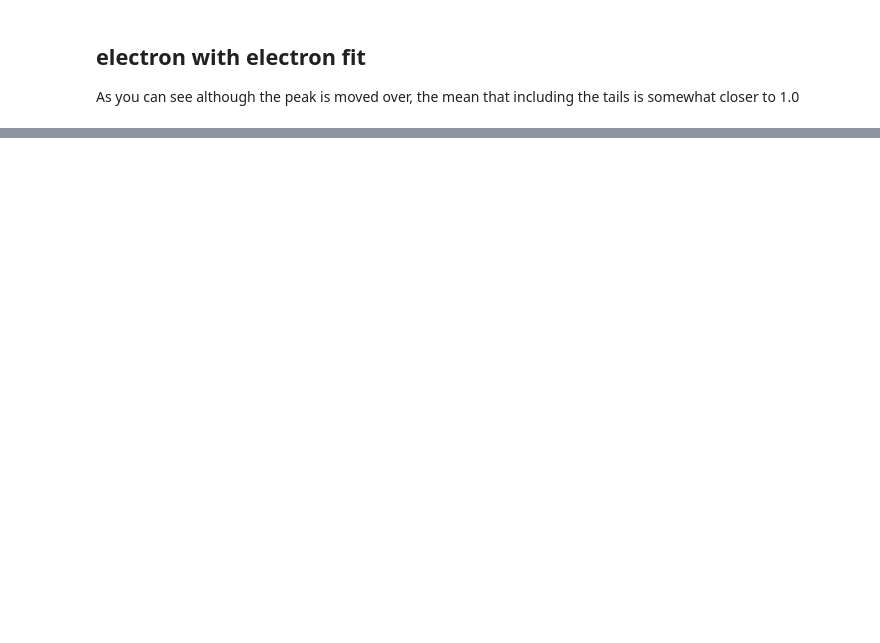
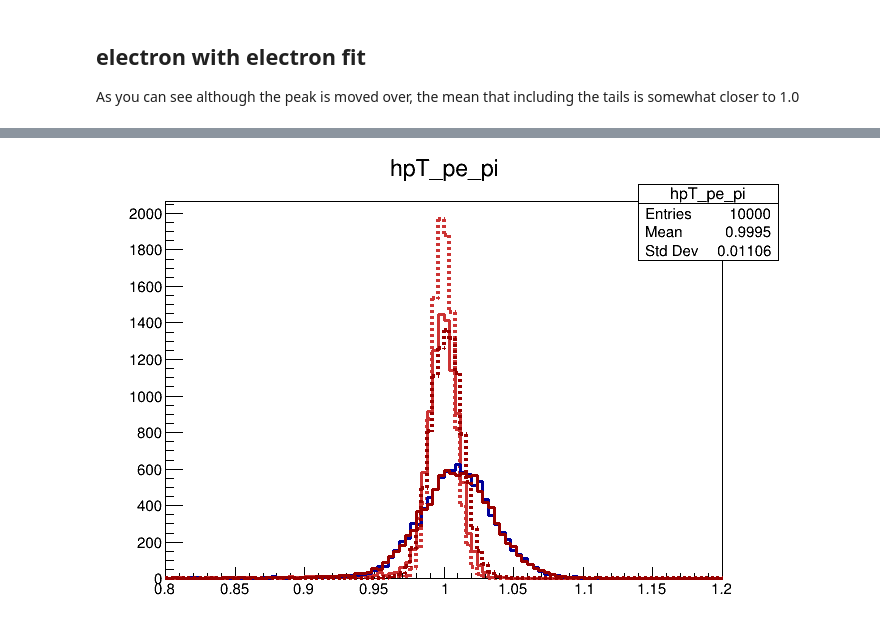
Before and after one commit to blackcathj/tutorials, a Jupyter notebook: Momentum/SimpleChecks.ipynb, the cells around one changed output, grey strips where cells are left out. Drawn from its saved outputs; the diff is of its cells as text; code cells hidden in the pictures; blank space fills up the shorter version.

Commit message:
introduce thicker tracker in 3-station test

```diff
--- a/Momentum/SimpleChecks.ipynb
+++ b/Momentum/SimpleChecks.ipynb
@@ -50,0 +167,84 @@ As you can see although the peak is moved over, the mean that including the tail
+# %%
+{
+    TCanvas * c1 = new TCanvas();
+
+    {
+        TFile *_file0 = TFile::Open("FastTrackingEval_roberto_thin_positron_pionfit.root");
+        assert(_file0);
+        TTree * tracks = (TTree *)_file0->GetObjectChecked("tracks","TTree");
+        assert(tracks);
+
+        TH1F * hpT_pe_pi = new TH1F("hpT_pe_pi","hpT_pe_pi",100,.8,1.2);
+        tracks->Draw("sqrt(px**2 + py**2)/sqrt(gpx**2 + gpy**2)>>hpT_pe_pi","","goff");
+
+        hpT_pe_pi->SetLineColor(kRed-3);
+        hpT_pe_pi->SetLineStyle(kDashed);
+        hpT_pe_pi->SetLineWidth(4);
+
+        hpT_pe_pi->Draw("");
+    }
+
+    {
+        TFile *_file0 = TFile::Open("FastTrackingEval_roberto_positron_pionfit.root");
+        assert(_file0);
+        TTree * tracks = (TTree *)_file0->GetObjectChecked("tracks","TTree");
+        assert(tracks);
+
+        TH1F * hpT_pe_pi = new TH1F("hpT_pe_pi","hpT_pe_pi",100,.8,1.2);
+        tracks->Draw("sqrt(px**2 + py**2)/sqrt(gpx**2 + gpy**2)>>hpT_pe_pi","","goff");
+
+        hpT_pe_pi->SetLineColor(kRed-3);
+        hpT_pe_pi->SetLineWidth(3);
+
+        hpT_pe_pi->Draw("same");
+    }
+    {
+        TFile *_file0 = TFile::Open("FastTrackingEval_roberto_electron_efit.root");
+        assert(_file0);
+        TTree * tracks = (TTree *)_file0->GetObjectChecked("tracks","TTree");
+        assert(tracks);
+
+        TH1F * hpT_e = new TH1F("hpT_e","hpT_e",100,.8,1.2);
+        tracks->Draw("sqrt(px**2 + py**2)/sqrt(gpx**2 + gpy**2)>>hpT_e","","goff");
+
+        hpT_e->SetLineColor(kBlue+2);
+        hpT_e->SetLineWidth(3);
+        hpT_e->Draw("same");
+    }
+
+    {
+        TFile *_file0 = TFile::Open("FastTrackingEval_roberto_positron_positronfit.root");
+        assert(_file0);
+        TTree * tracks = (TTree *)_file0->GetObjectChecked("tracks","TTree");
+        assert(tracks);
+
+        TH1F * hpT_pe = new TH1F("hpT_pe","hpT_pe",100,.8,1.2);
+        tracks->Draw("sqrt(px**2 + py**2)/sqrt(gpx**2 + gpy**2)>>hpT_pe","","goff");
+
+        hpT_pe->SetLineColor(kRed+2);
+        hpT_pe->SetLineWidth(3);
+
+        hpT_pe->Draw("same");
+    }
+
+    {
+        TFile *_file0 = TFile::Open("FastTrackingEval_roberto_thin_positron_positronfit.root");
+        assert(_file0);
+        TTree * tracks = (TTree *)_file0->GetObjectChecked("tracks","TTree");
+        assert(tracks);
+
+        TH1F * hpT_pe = new TH1F("hpT_pe","hpT_pe",100,.8,1.2);
+        tracks->Draw("sqrt(px**2 + py**2)/sqrt(gpx**2 + gpy**2)>>hpT_pe","","goff");
+
+        hpT_pe->SetLineColor(kRed+2);
+        hpT_pe->SetLineStyle(kDashed);
+        hpT_pe->SetLineWidth(4);
+
+        hpT_pe->Draw("same");
+    }
+
+
+     c1 -> Draw();
+}
+# %% [output]
+[figure, added]
```
Also changed, not shown: parts of 9 cells of this notebook, 1 other file.
